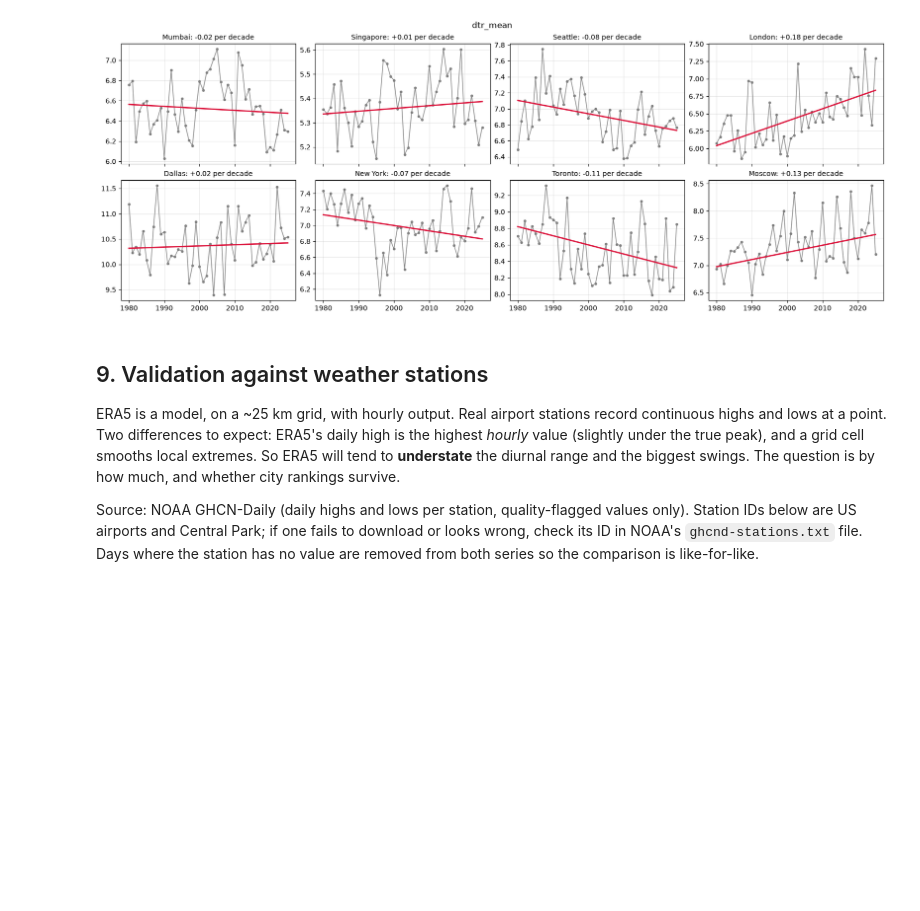
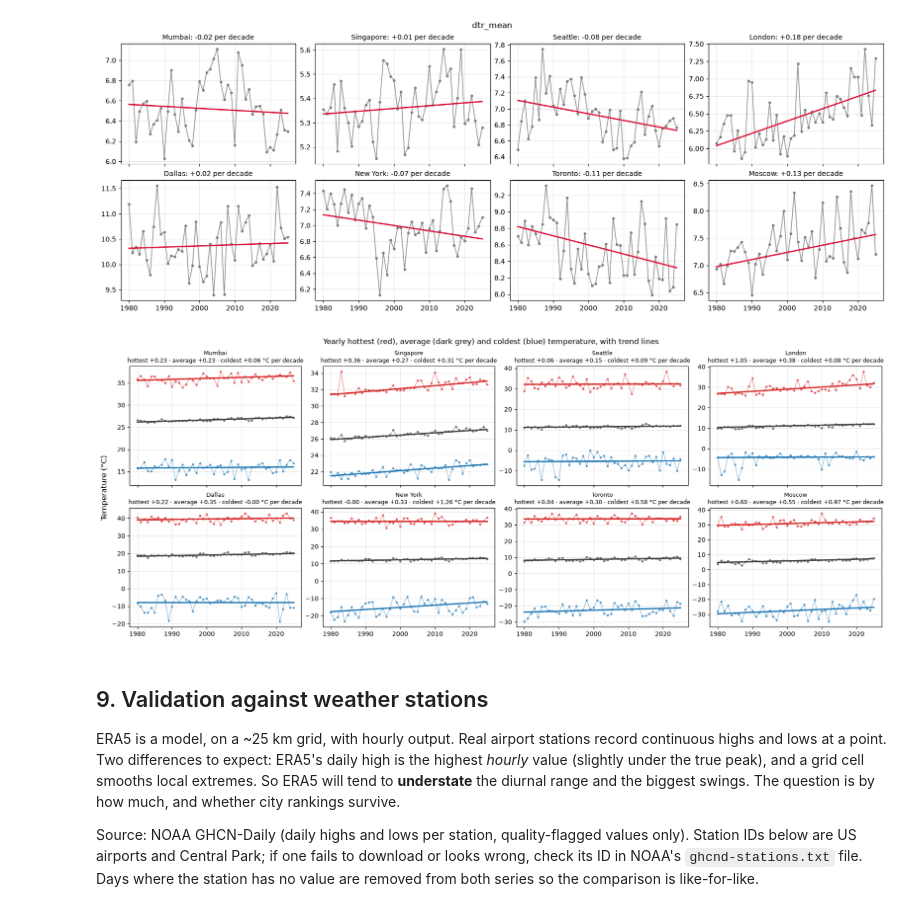
Before and after one commit to ninadparab/weather-temperature, a Jupyter notebook: weather_variability_simple.ipynb, the cells around one changed output. Drawn from its saved outputs; the diff is of its cells as text; code cells hidden in the pictures; blank space fills up the shorter version.

```diff
--- a/weather_variability_simple.ipynb
+++ b/weather_variability_simple.ipynb
@@ -742,6 +888,47 @@ plt.show()
 # %% [output]
 [figure]
 [figure]
+# %%
+from scipy import stats
+
+# yearly average temperature per city (mean of all daily means in the year)
+yearly_mean = daily.groupby(["city", "year"])["tmean"].mean().rename("tmean_year").reset_index()
+abs_temps = annual[["city", "year", "tmax_year", "tmin_year"]].merge(yearly_mean, on=["city", "year"])
+
+SERIES = [("tmax_year", "hottest", "#d62728"),     # hottest hour of the year
+          ("tmean_year", "average", "#444444"),    # yearly average
+          ("tmin_year", "coldest", "#1f77b4")]     # coldest hour of the year
+
+
+def plot_abs_temps(city_list, ncols=4):
+    n = len(city_list)
+    nrows = int(np.ceil(n / ncols))
+    fig, axes = plt.subplots(nrows, ncols, figsize=(4.4 * ncols, 3.4 * nrows), sharex=True,
+                             squeeze=False, layout="constrained")
+    for ax, city in zip(axes.ravel(), city_list):
+        g = abs_temps[abs_temps["city"] == city].sort_values("year")
+        slopes = {}
+        for col, label, color in SERIES:
+            y, x = g[col].values, g["year"].values
+            ax.plot(x, y, marker="o", ms=2.5, lw=0.8, color=color, alpha=0.6)         # actual yearly values
+            slope, icpt = stats.theilslopes(y, x)[:2]
+            ax.plot(x, icpt + slope * x, color=color, lw=2.2)                          # trend line
+            slopes[label] = slope * 10
+        ax.set_title(f"{city}\nhottest {slopes['hottest']:+.2f} · average {slopes['average']:+.2f} · "
+                     f"coldest {slopes['coldest']:+.2f} °C per decade", fontsize=9)
+        ax.grid(alpha=0.3)
+    for ax in axes.ravel()[n:]:
+        ax.axis("off")
+    fig.supylabel("Temperature (°C)")
+    fig.suptitle("Yearly hottest (red), average (dark grey) and coldest (blue) temperature, with trend lines")
+    return fig
+
+
+fig = plot_abs_temps(CARPET_CITIES)
+fig.savefig(FIG_DIR / "absolute_temperature_trends.png", dpi=150, bbox_inches="tight")
+plt.show()
+# %% [output]
+[figure, added]
 # %% [markdown]
 ## 9. Validation against weather stations
 
```
Also changed, not shown: parts of 2 cells of this notebook, 4 other files.
